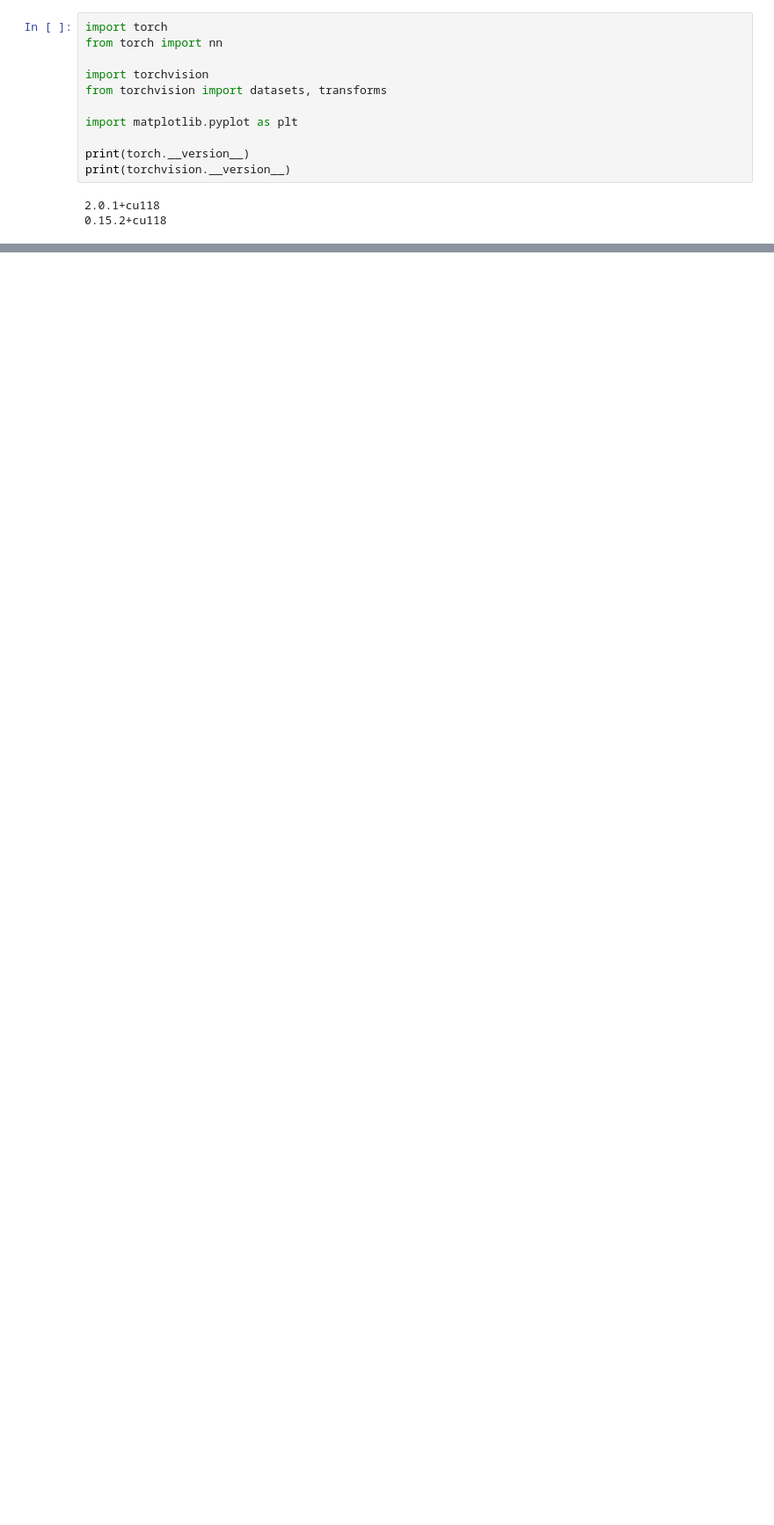
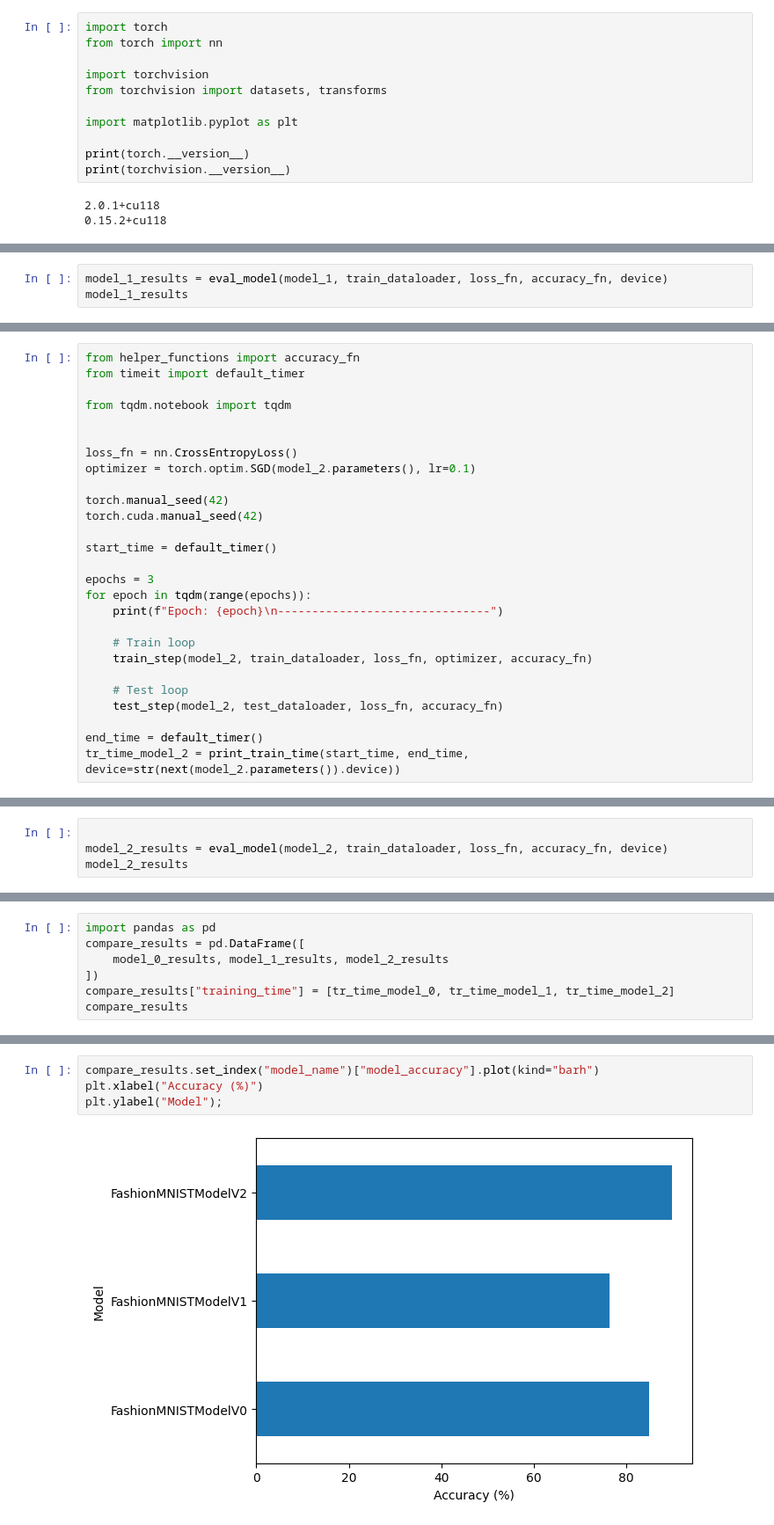
Before and after one commit to mariusdgm/pytorch_learn, a Jupyter notebook: notebooks/nb_3.ipynb, the cells around one changed output, grey strips where cells are left out. Shown at 88% size. Drawn from its saved outputs; the diff is of its cells as text; blank space fills up the shorter version.

```diff
--- a/notebooks/nb_3.ipynb
+++ b/notebooks/nb_3.ipynb
@@ -44,0 +424,3 @@ print(torchaudio.__version__)
+# %%
+model_1_results = eval_model(model_1, train_dataloader, loss_fn, accuracy_fn, device)
+model_1_results
@@ -44,0 +470,27 @@ print(torchaudio.__version__)
+# %%
+from helper_functions import accuracy_fn
+from timeit import default_timer
+
+from tqdm.notebook import tqdm
+
+
+loss_fn = nn.CrossEntropyLoss()
+optimizer = torch.optim.SGD(model_2.parameters(), lr=0.1)
+
+torch.manual_seed(42)
+torch.cuda.manual_seed(42)
+
+start_time = default_timer()
+
+epochs = 3
+for epoch in tqdm(range(epochs)):
+    print(f"Epoch: {epoch}\n-------------------------------")
+
+    # Train loop
+    train_step(model_2, train_dataloader, loss_fn, optimizer, accuracy_fn)
+
+    # Test loop
+    test_step(model_2, test_dataloader, loss_fn, accuracy_fn)
+
+end_time = default_timer()
+tr_time_model_2 = print_train_time(start_time, end_time, device=str(next(model_2.parameters()).device))
@@ -44,0 +512,4 @@ print(torchaudio.__version__)
+# %%
+
+model_2_results = eval_model(model_2, train_dataloader, loss_fn, accuracy_fn, device)
+model_2_results
@@ -44,0 +520,7 @@ print(torchaudio.__version__)
+# %%
+import pandas as pd
+compare_results = pd.DataFrame([
+    model_0_results, model_1_results, model_2_results
+])
+compare_results["training_time"] = [tr_time_model_0, tr_time_model_1, tr_time_model_2]
+compare_results
@@ -44,0 +532,6 @@ print(torchaudio.__version__)
+# %%
+compare_results.set_index("model_name")["model_accuracy"].plot(kind="barh")
+plt.xlabel("Accuracy (%)")
+plt.ylabel("Model");
+# %% [output]
+[figure, added]
```
Also changed, not shown: parts of 39 cells of this notebook.
